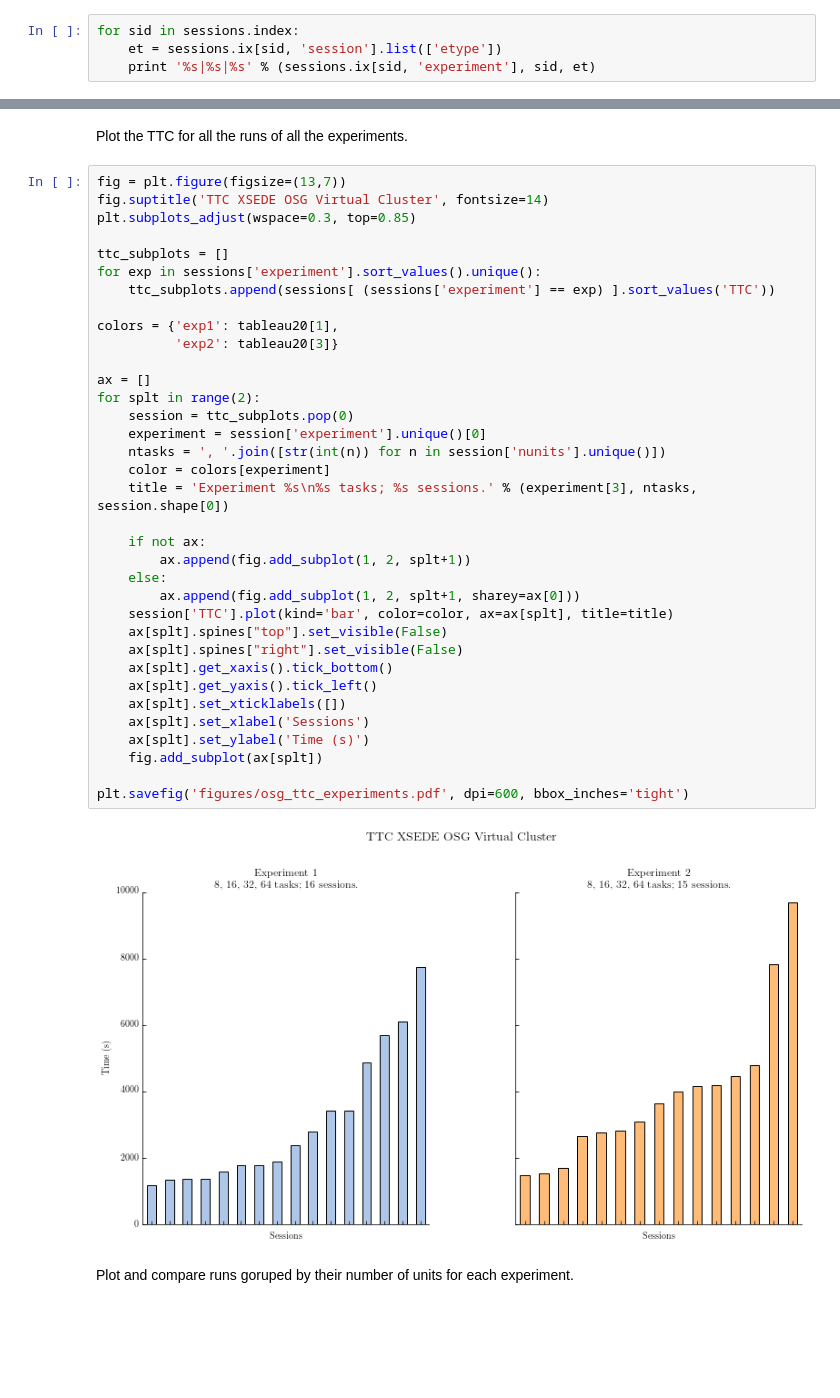
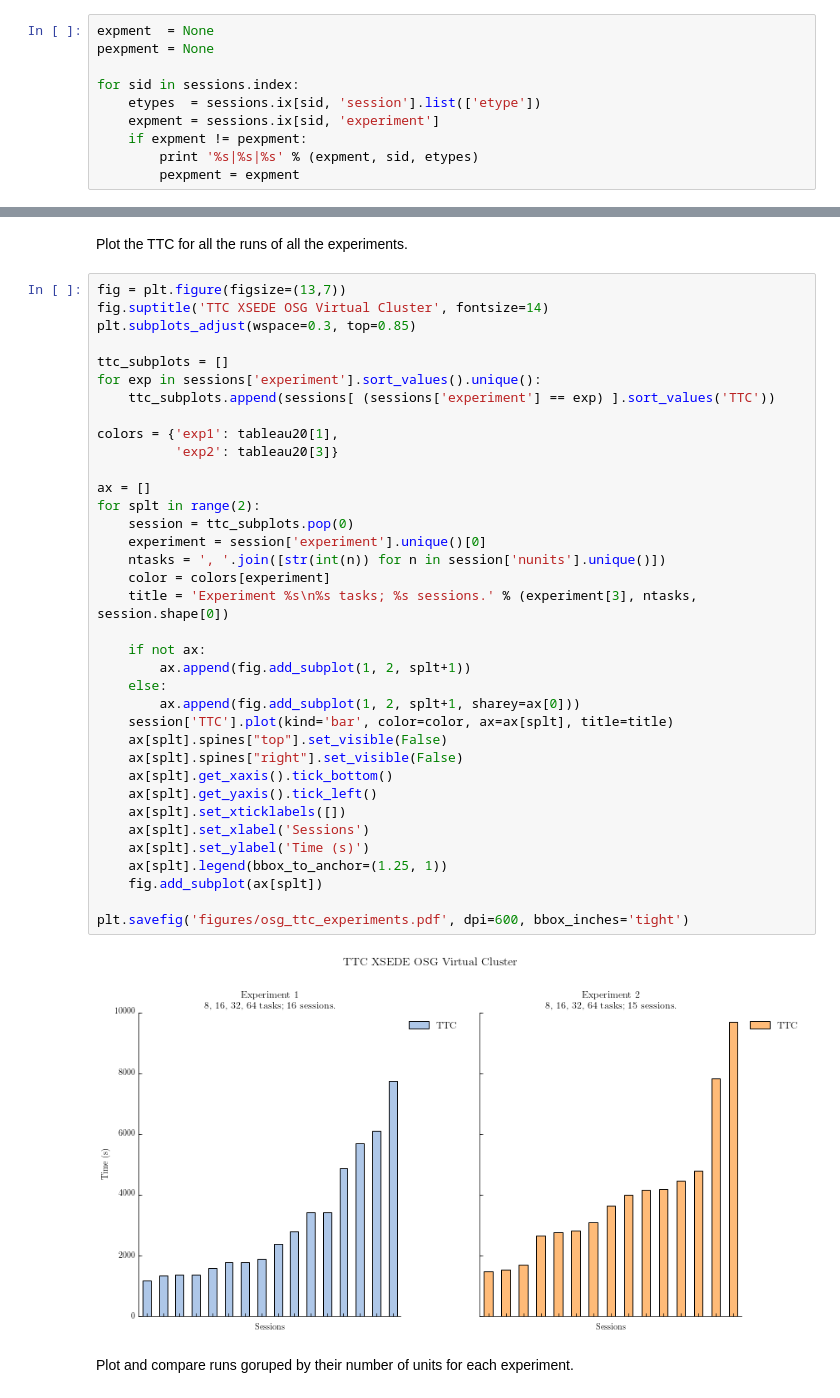
Before and after one commit to radical-cybertools/radical.analytics, a Jupyter notebook: use_cases/rp_on_osg/osg_analysis.ipynb, the cells around one changed output, grey strips where cells are left out. Cells and saved outputs as stored; diff of their text form; blank space fills up the shorter version.

Commit message:
Revised and new plots

```diff
--- a/use_cases/rp_on_osg/osg_analysis.ipynb
+++ b/use_cases/rp_on_osg/osg_analysis.ipynb
@@ -146,8 +161,14 @@ recorded in the data of the run, and at what was their state model.
 As seen in example 02, we look at the list of entities recorded in the
 run:
 # %%
+expment  = None
+pexpment = None
+
 for sid in sessions.index:
-    et = sessions.ix[sid, 'session'].list(['etype'])
-    print '%s|%s|%s' % (sessions.ix[sid, 'experiment'], sid, et)
+    etypes  = sessions.ix[sid, 'session'].list(['etype'])
+    expment = sessions.ix[sid, 'experiment']
+    if expment != pexpment:
+        print '%s|%s|%s' % (expment, sid, etypes)
+        pexpment = expment
 # %% [output]
 exp1|rp.session.radical.mingtha.017033.0007|[['umgr', 'pmgr', 'update', 'session', 'unit', 'pilot']]
@@ -240,34 +230,35 @@ ttc_subplots = []
 for exp in sessions['experiment'].sort_values().unique():
     ttc_subplots.append(sessions[ (sessions['experiment'] == exp) ].sort_values('TTC'))
 
 colors = {'exp1': tableau20[1],
           'exp2': tableau20[3]}
 
 ax = []
 for splt in range(2):
     session = ttc_subplots.pop(0)
     experiment = session['experiment'].unique()[0]
     ntasks = ', '.join([str(int(n)) for n in session['nunits'].unique()])
     color = colors[experiment]
     title = 'Experiment %s\n%s tasks; %s sessions.' % (experiment[3], ntasks, session.shape[0])
 
     if not ax:
         ax.append(fig.add_subplot(1, 2, splt+1))
     else:
         ax.append(fig.add_subplot(1, 2, splt+1, sharey=ax[0]))
     session['TTC'].plot(kind='bar', color=color, ax=ax[splt], title=title)
     ax[splt].spines["top"].set_visible(False)
     ax[splt].spines["right"].set_visible(False)
     ax[splt].get_xaxis().tick_bottom()
     ax[splt].get_yaxis().tick_left()
     ax[splt].set_xticklabels([])
     ax[splt].set_xlabel('Sessions')
     ax[splt].set_ylabel('Time (s)')
+    ax[splt].legend(bbox_to_anchor=(1.25, 1))
     fig.add_subplot(ax[splt])
 
 plt.savefig('figures/osg_ttc_experiments.pdf', dpi=600, bbox_inches='tight')
 # %% [output]
-[figure, old version]
+[figure, new version]
 # %% [markdown]
 Plot and compare runs goruped by their number of units for each experiment.
 # %%
```
Also changed, not shown: parts of 31 cells of this notebook.
